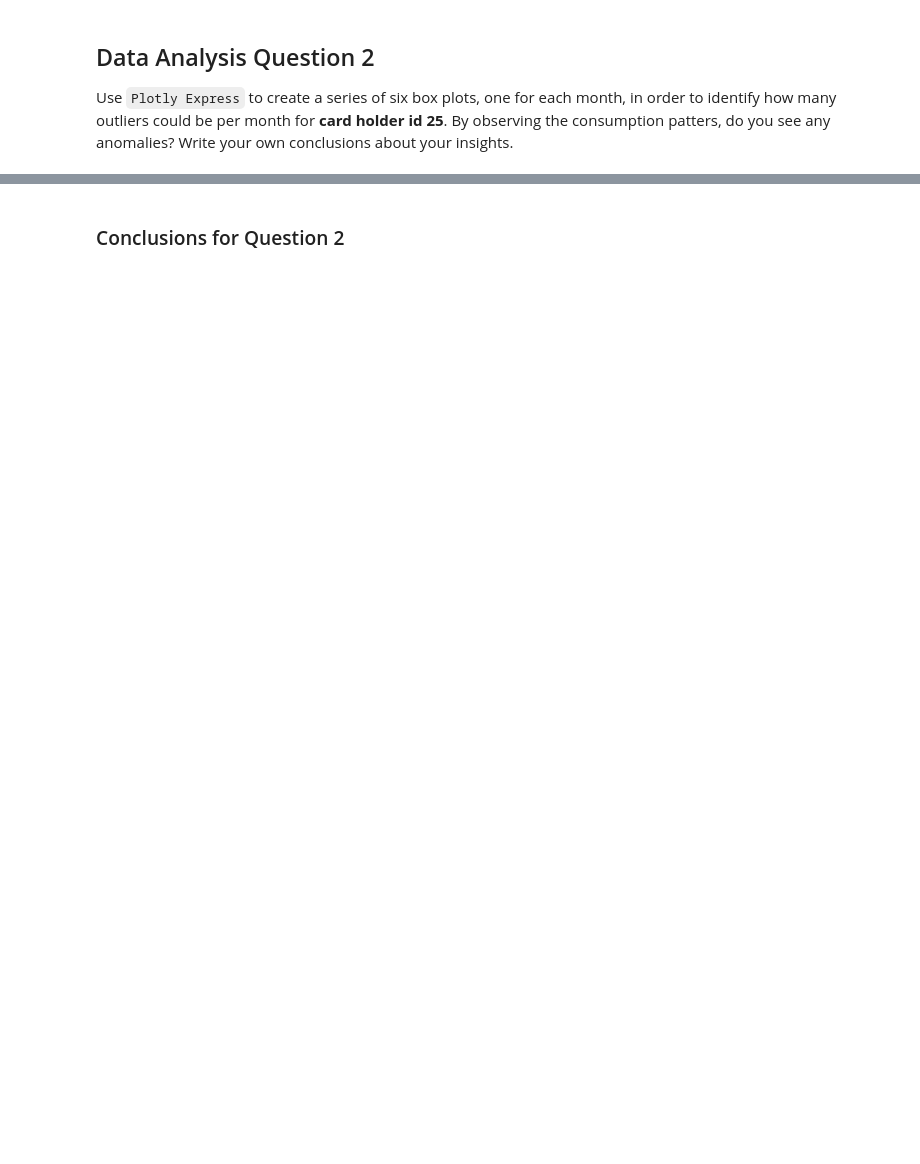
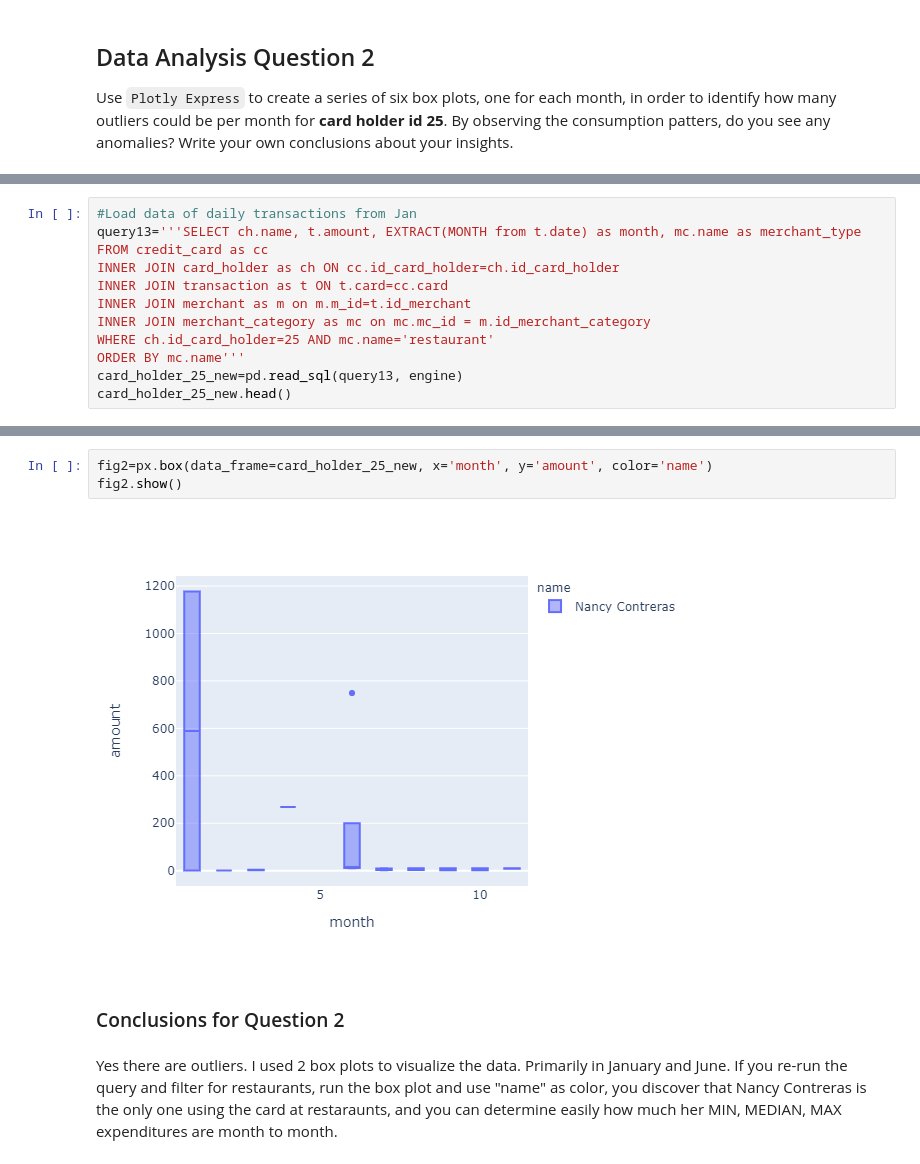
Before and after one commit to AnnSweetNanners/sql-homework, a Jupyter notebook: 07-SQL/Instructions/Starter_Files/visual_data_analysis.ipynb, the cells around one changed output, grey strips where cells are left out. Drawn from its saved outputs; the diff is of its cells as text; blank space fills up the shorter version.

```diff
--- a/07-SQL/Instructions/Starter_Files/visual_data_analysis.ipynb
+++ b/07-SQL/Instructions/Starter_Files/visual_data_analysis.ipynb
@@ -206,0 +268,12 @@ AttributeError: 'DataFrame' object has no attribute 'pd'
+# %%
+#Load data of daily transactions from Jan
+query13='''SELECT ch.name, t.amount, EXTRACT(MONTH from t.date) as month, mc.name as merchant_type
+FROM credit_card as cc
+INNER JOIN card_holder as ch ON cc.id_card_holder=ch.id_card_holder
+INNER JOIN transaction as t ON t.card=cc.card
+INNER JOIN merchant as m on m.m_id=t.id_merchant
+INNER JOIN merchant_category as mc on mc.mc_id = m.id_merchant_category
+WHERE ch.id_card_holder=25 AND mc.name='restaurant'
+ORDER BY mc.name'''
+card_holder_25_new=pd.read_sql(query13, engine)
+card_holder_25_new.head()
@@ -209,2 +293,9 @@ AttributeError: 'DataFrame' object has no attribute 'pd'
+# %%
+fig2=px.box(data_frame=card_holder_25_new, x='month', y='amount', color='name')
+fig2.show()
+# %% [output]
+[figure, added]
 # %% [markdown]
    ### Conclusions for Question 2
+# %% [markdown]
+Yes there are outliers. I used 2 box plots to visualize the data. Primarily in January and June. If you re-run the query and filter for restaurants, run the box plot and use "name" as color, you discover that Nancy Contreras is the only one using the card at restaraunts, and you can determine easily how much her MIN, MEDIAN, MAX expenditures are month to month.
```
Also changed, not shown: parts of 21 cells of this notebook, 1 other file.
